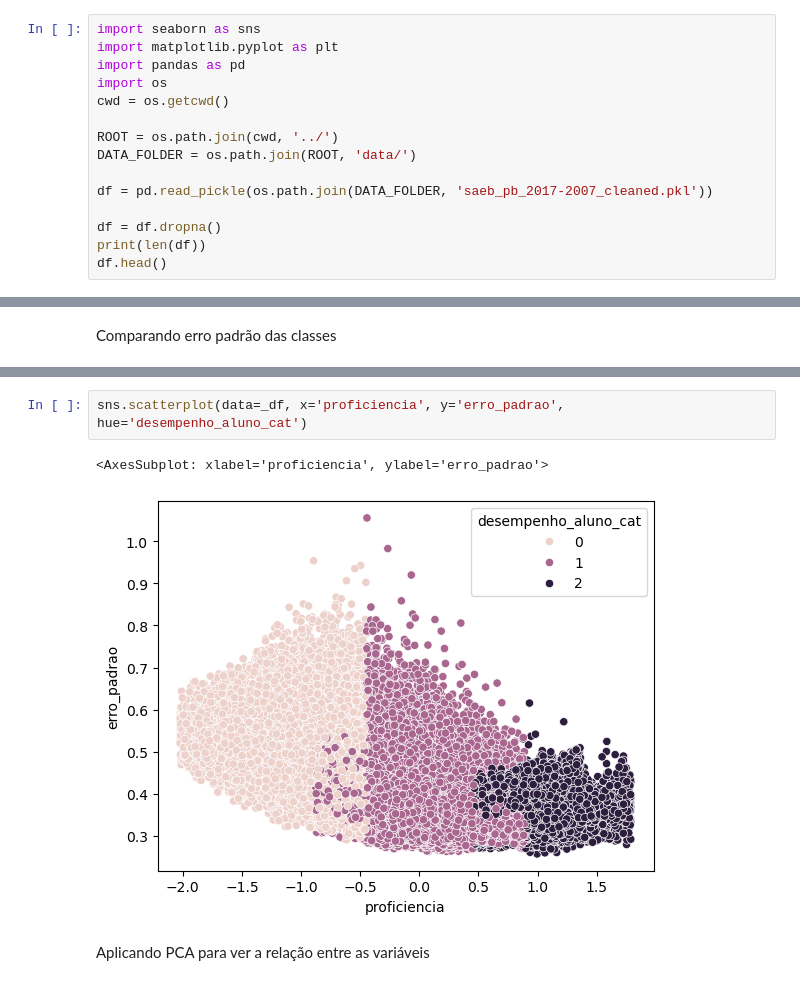
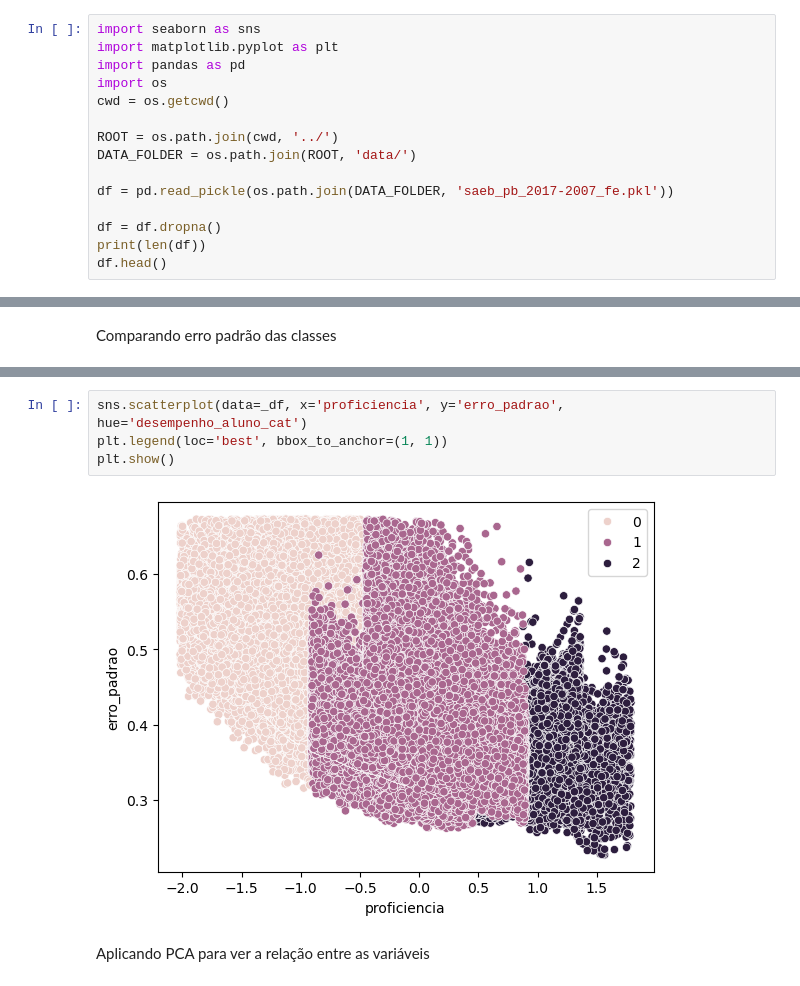
Before and after one commit to JamboTechUFPB/SAEB_Classificador, a Jupyter notebook: treatment_analysis/analysis2.ipynb, the cells around one changed output, grey strips where cells are left out. Drawn from its saved outputs; the diff is of its cells as text.

```diff
--- a/treatment_analysis/analysis2.ipynb
+++ b/treatment_analysis/analysis2.ipynb
@@ -8,7 +8,7 @@ cwd = os.getcwd()
 ROOT = os.path.join(cwd, '../')
 DATA_FOLDER = os.path.join(ROOT, 'data/')
 
-df = pd.read_pickle(os.path.join(DATA_FOLDER, 'saeb_pb_2017-2007_cleaned.pkl'))
+df = pd.read_pickle(os.path.join(DATA_FOLDER, 'saeb_pb_2017-2007_fe.pkl'))
 
 df = df.dropna()
 print(len(df))
@@ -130,8 +132,9 @@ sns.scatterplot(data=df, x='proficiencia', y='erro_padrao', hue='desempenho_alun
 # %%
 sns.scatterplot(data=_df, x='proficiencia', y='erro_padrao', hue='desempenho_aluno_cat')
+plt.legend(loc='best', bbox_to_anchor=(1, 1))
+plt.show()
 # %% [output]
-<AxesSubplot: xlabel='proficiencia', ylabel='erro_padrao'>
-[figure, old version]
+[figure, new version]
 # %% [markdown]
 Aplicando PCA para ver a relação entre as variáveis
 # %%
```
Also changed, not shown: parts of 22 cells of this notebook, 8 other files.
